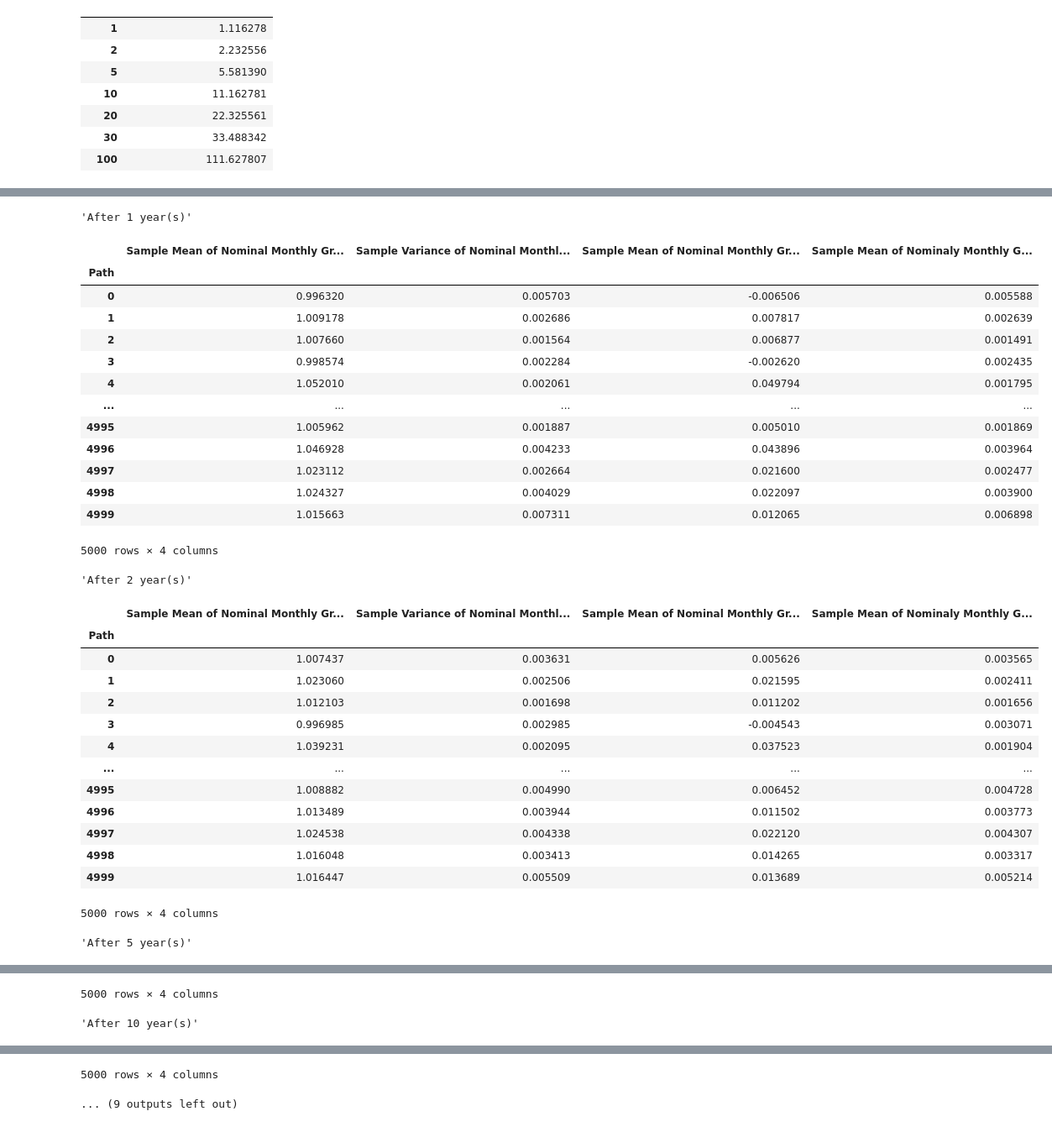
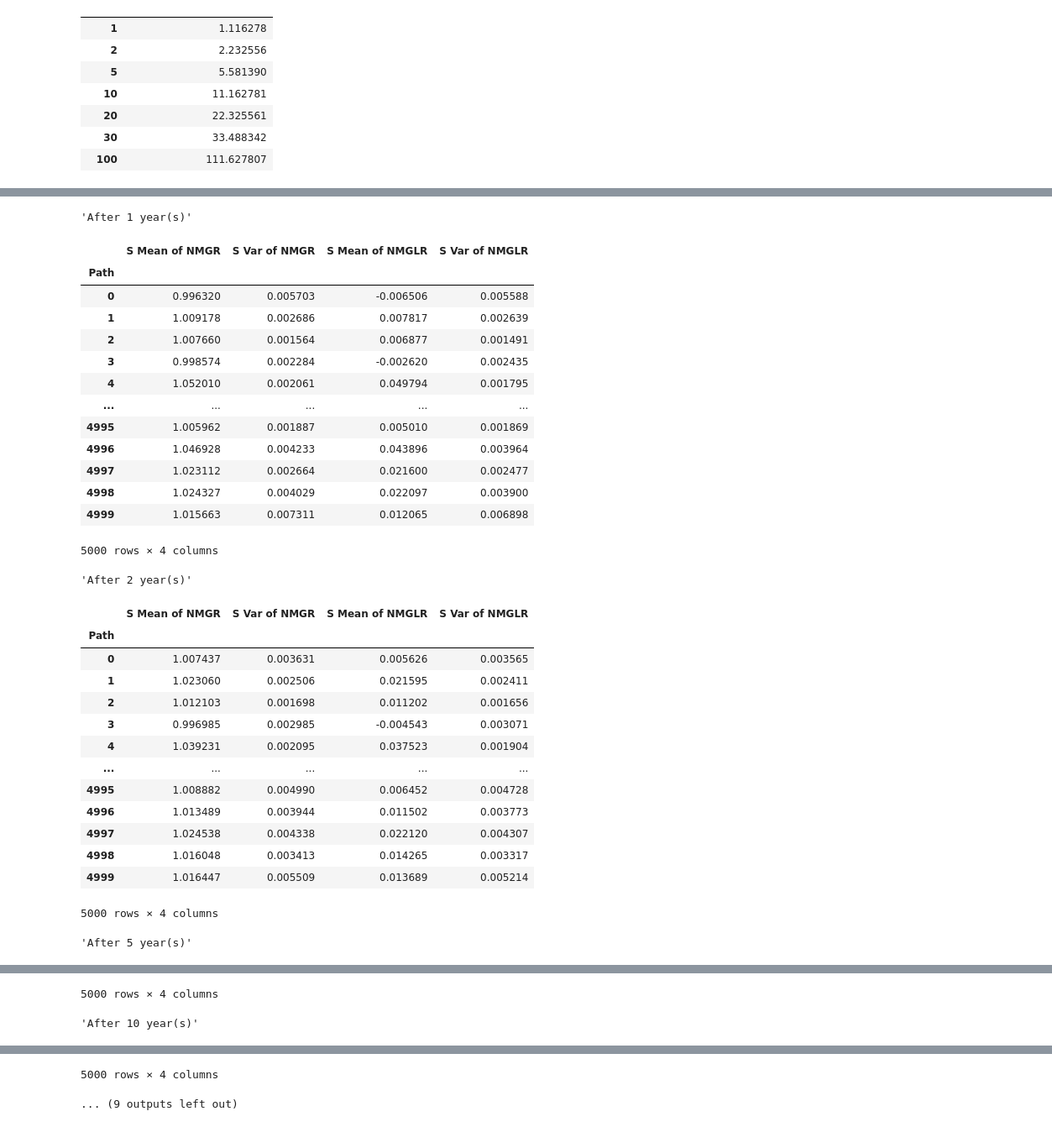
Before and after one commit to thejameszhang/fall2023, a Jupyter notebook: bufn400/homework/BUFN400-bhw04-GBM-log-utiity-02-QUESTIONS.ipynb, the cells around one changed output, grey strips where cells are left out. Shown at 84% size. Cells and saved outputs as stored; diff of their text form; code cells hidden in the pictures.

```diff
--- a/bufn400/homework/BUFN400-bhw04-GBM-log-utiity-02-QUESTIONS.ipynb
+++ b/bufn400/homework/BUFN400-bhw04-GBM-log-utiity-02-QUESTIONS.ipynb
@@ -102,21 +117,21 @@ plt.show()
 # %%
 paths = pd.DataFrame(P, index=range(1, 1201)).rename_axis("Month").rename_axis("Path", axis=1)
 paths_gross_returns = (paths.pct_change() + 1).fillna(method="bfill")
 years = [1, 2, 5, 10, 20, 30, 100]
-df = {}
+mp = {}
 for year in years:
     months = year * 12
     curr = paths_gross_returns.head(months)
-    data = {}
-    data["Sample Mean of Nominal Monthly Gross Returns"] = np.mean(curr)
-    data["Sample Variance of Nominal Monthly Gross Returns"] = np.var(curr)
-    data["Sample Mean of Nominal Monthly Gross Log Returns"] = np.mean(np.log(curr))
-    data["Sample Mean of Nominaly Monthly Gross Variance Log Returns"] = np.var(np.log(curr))
-    df[year] = pd.DataFrame(data)
-    display(f"After {year} year(s)", df[year])
+    df = {}
+    df["S Mean of NMGR"] = np.mean(curr)
+    df["S Var of NMGR"] = np.var(curr)
+    df["S Mean of NMGLR"] = np.mean(np.log(curr))
+    df["S Var of NMGLR"] = np.var(np.log(curr))
+    mp[year] = pd.DataFrame(df)
+    display(f"After {year} year(s)", mp[year])
 # %% [output]
 'After 1 year(s)'
-|  | Sample Mean of Nominal Monthly Gr... | Sample Variance of Nominal Monthl... | Sample Mean of Nominal Monthly Gr... | Sample Mean of Nominaly Monthly G... |
+|  | S Mean of NMGR | S Var of NMGR | S Mean of NMGLR | S Var of NMGLR |
 | Path |  |  |  |  |
 | 0 | 0.996320 | 0.005703 | -0.006506 | 0.005588 |
 | 1 | 1.009178 | 0.002686 | 0.007817 | 0.002639 |
@@ -131,7 +146,7 @@ for year in years:
 | 4999 | 1.015663 | 0.007311 | 0.012065 | 0.006898 |
 5000 rows × 4 columns
 'After 2 year(s)'
-|  | Sample Mean of Nominal Monthly Gr... | Sample Variance of Nominal Monthl... | Sample Mean of Nominal Monthly Gr... | Sample Mean of Nominaly Monthly G... |
+|  | S Mean of NMGR | S Var of NMGR | S Mean of NMGLR | S Var of NMGLR |
 | Path |  |  |  |  |
 | 0 | 1.007437 | 0.003631 | 0.005626 | 0.003565 |
 | 1 | 1.023060 | 0.002506 | 0.021595 | 0.002411 |
```
Also changed, not shown: parts of 13 cells of this notebook, 13 other files.
